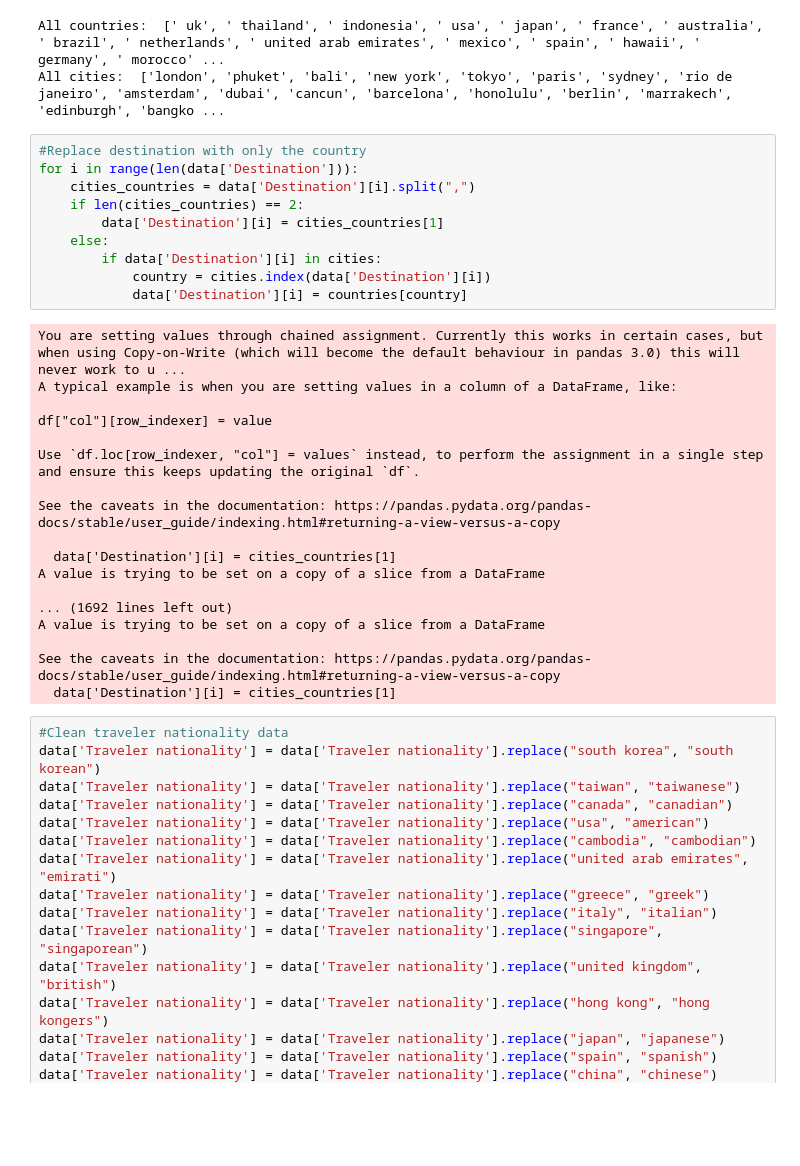
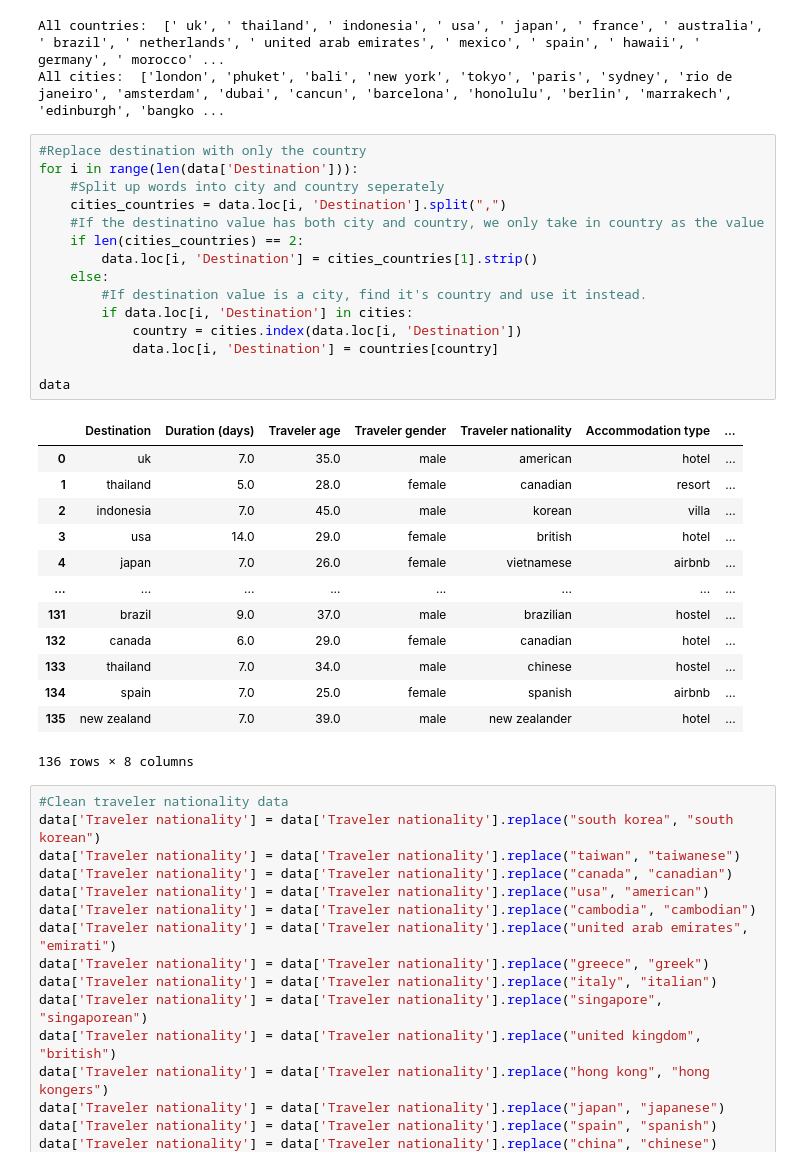
Before and after one commit to thomaschoi143/ml-deployment-workshop, a Jupyter notebook: sklearn/sklearn.ipynb, the cells around one changed output. Cells and saved outputs as stored; diff of their text form; blank space fills up the shorter version.

```diff
--- a/sklearn/sklearn.ipynb
+++ b/sklearn/sklearn.ipynb
@@ -190,31 +149,32 @@ All cities:  ['london', 'phuket', 'bali', 'new york', 'tokyo', 'paris', 'sydney'
 # %%
 #Replace destination with only the country
 for i in range(len(data['Destination'])):
-    cities_countries = data['Destination'][i].split(",")
+    #Split up words into city and country seperately
+    cities_countries = data.loc[i, 'Destination'].split(",")
+    #If the destinatino value has both city and country, we only take in country as the value
     if len(cities_countries) == 2:
-        data['Destination'][i] = cities_countries[1]
+        data.loc[i, 'Destination'] = cities_countries[1].strip()
     else:
-        if data['Destination'][i] in cities:
-            country = cities.index(data['Destination'][i])
-            data['Destination'][i] = countries[country]
+        #If destination value is a city, find it's country and use it instead.
+        if data.loc[i, 'Destination'] in cities:
+            country = cities.index(data.loc[i, 'Destination'])
+            data.loc[i, 'Destination'] = countries[country]
+
+data
 # %% [output]
+|  | Destination | Duration (days) | Traveler age | Traveler gender | Traveler nationality | Accommodation type | ... |
+| 0 | uk | 7.0 | 35.0 | male | american | hotel | ... |
+| 1 | thailand | 5.0 | 28.0 | female | canadian | resort | ... |
+| 2 | indonesia | 7.0 | 45.0 | male | korean | villa | ... |
+| 3 | usa | 14.0 | 29.0 | female | british | hotel | ... |
+| 4 | japan | 7.0 | 26.0 | female | vietnamese | airbnb | ... |
+| ... | ... | ... | ... | ... | ... | ... | ... |
+| 131 | brazil | 9.0 | 37.0 | male | brazilian | hostel | ... |
+| 132 | canada | 6.0 | 29.0 | female | canadian | hotel | ... |
+| 133 | thailand | 7.0 | 34.0 | male | chinese | hostel | ... |
+| 134 | spain | 7.0 | 25.0 | female | spanish | airbnb | ... |
+| 135 | new zealand | 7.0 | 39.0 | male | new zealander | hotel | ... |
-You are setting values through chained assignment. Currently this works in certain cases, but when using Copy-on-Write (which will become the default behaviour in pandas 3.0) this will never work to u ...
-A typical example is when you are setting values in a column of a DataFrame, like:
-
-df["col"][row_indexer] = value
-
-Use `df.loc[row_indexer, "col"] = values` instead, to perform the assignment in a single step and ensure this keeps updating the original `df`.
-
-See the caveats in the documentation: https://pandas.pydata.org/pandas-docs/stable/user_guide/indexing.html#returning-a-view-versus-a-copy
-
-  data['Destination'][i] = cities_countries[1]
-A value is trying to be set on a copy of a slice from a DataFrame
-
-... (1692 lines left out)
-A value is trying to be set on a copy of a slice from a DataFrame
-
-See the caveats in the documentation: https://pandas.pydata.org/pandas-docs/stable/user_guide/indexing.html#returning-a-view-versus-a-copy
-  data['Destination'][i] = cities_countries[1]
+136 rows × 8 columns
 # %%
 #Clean traveler nationality data
 data['Traveler nationality'] = data['Traveler nationality'].replace("south korea", "south korean")
```
Also changed, not shown: parts of 8 cells of this notebook.
